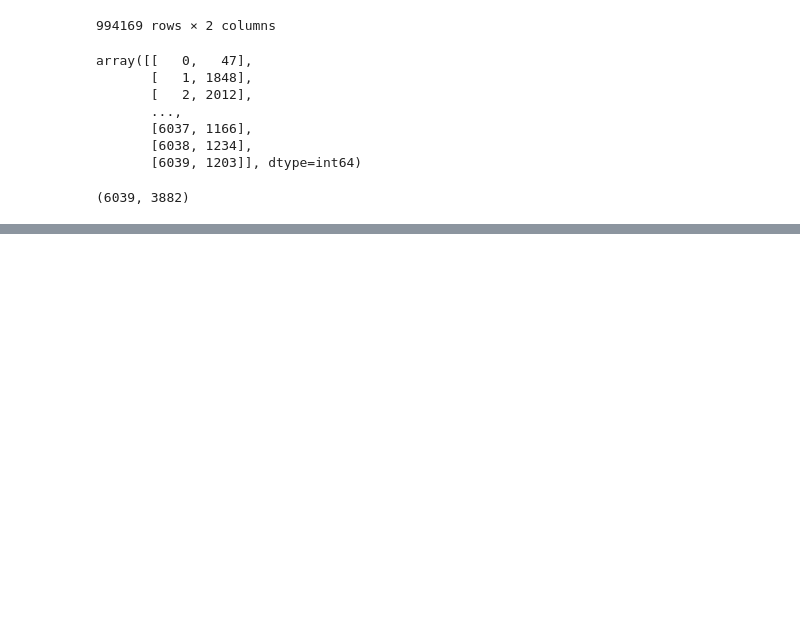
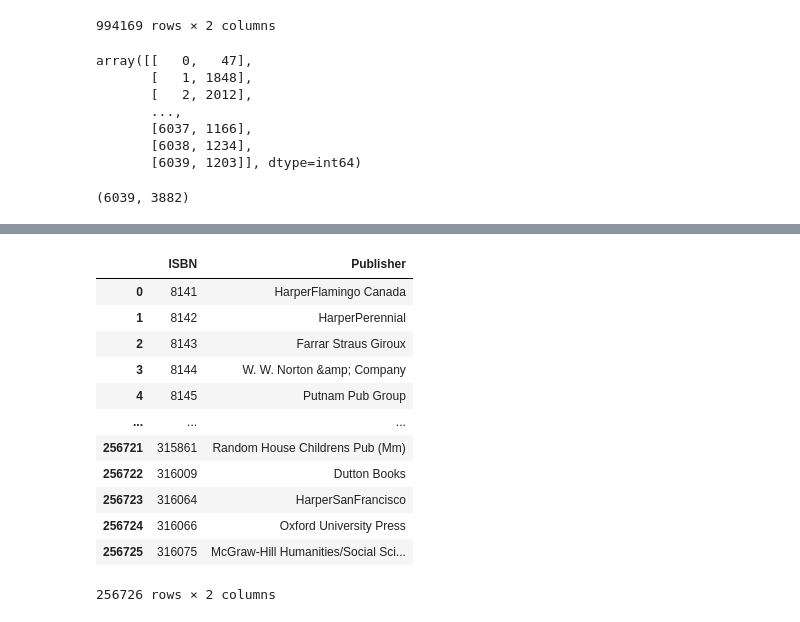
Before and after one commit to Jy0923/ViT-with-ONCF-Framework, a Jupyter notebook: data.ipynb, the cells around one changed output, grey strips where cells are left out. Cells and saved outputs as stored; diff of their text form; code cells hidden in the pictures; blank space fills up the shorter version.

```diff
--- a/data.ipynb
+++ b/data.ipynb
@@ -191,0 +293,16 @@ ratings.User_ID.max(), ratings.MovieID.max()
+# %%
+items_am[['ISBN', 'Publisher']]
+# %% [output]
+|  | ISBN | Publisher |
+| 0 | 8141 | HarperFlamingo Canada |
+| 1 | 8142 | HarperPerennial |
+| 2 | 8143 | Farrar Straus Giroux |
+| 3 | 8144 | W. W. Norton &amp; Company |
+| 4 | 8145 | Putnam Pub Group |
+| ... | ... | ... |
+| 256721 | 315861 | Random House Childrens Pub (Mm) |
+| 256722 | 316009 | Dutton Books |
+| 256723 | 316064 | HarperSanFrancisco |
+| 256724 | 316066 | Oxford University Press |
+| 256725 | 316075 | McGraw-Hill Humanities/Social Sci... |
+256726 rows × 2 columns
```
Also changed, not shown: parts of 27 cells of this notebook, 2 other files.
